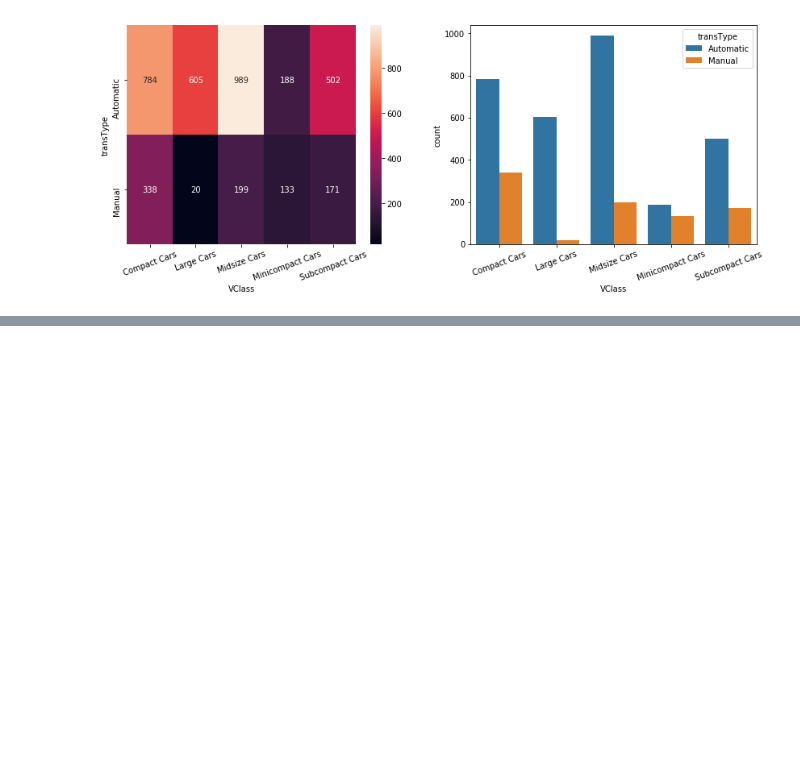
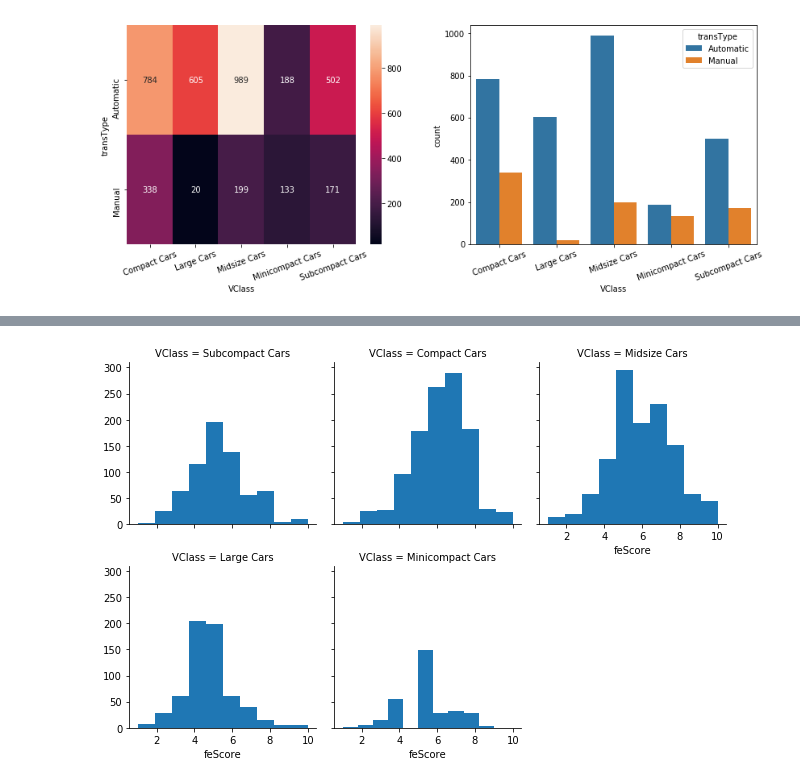
Before and after one commit to rashokanand/python_viz_matplotlib_seaborn, a Jupyter notebook: Bivariate_visualizations.ipynb, the cells around one changed output, grey strips where cells are left out. Saved outputs shown, nothing was run; the diff lists cells and outputs as text; code cells hidden in the pictures; blank space fills up the shorter version.

Commit message:
feat: Facetting quantitative with categorical

```diff
--- a/Bivariate_visualizations.ipynb
+++ b/Bivariate_visualizations.ipynb
@@ -223,0 +231,5 @@ plt.xticks(rotation=20);
+# %%
+g = sb.FacetGrid(data = car_df, col = 'VClass',col_wrap=3)
+g.map(plt.hist,'feScore');
+# %% [output]
+[figure, added]
```
Also changed, not shown: parts of 3 cells of this notebook.
